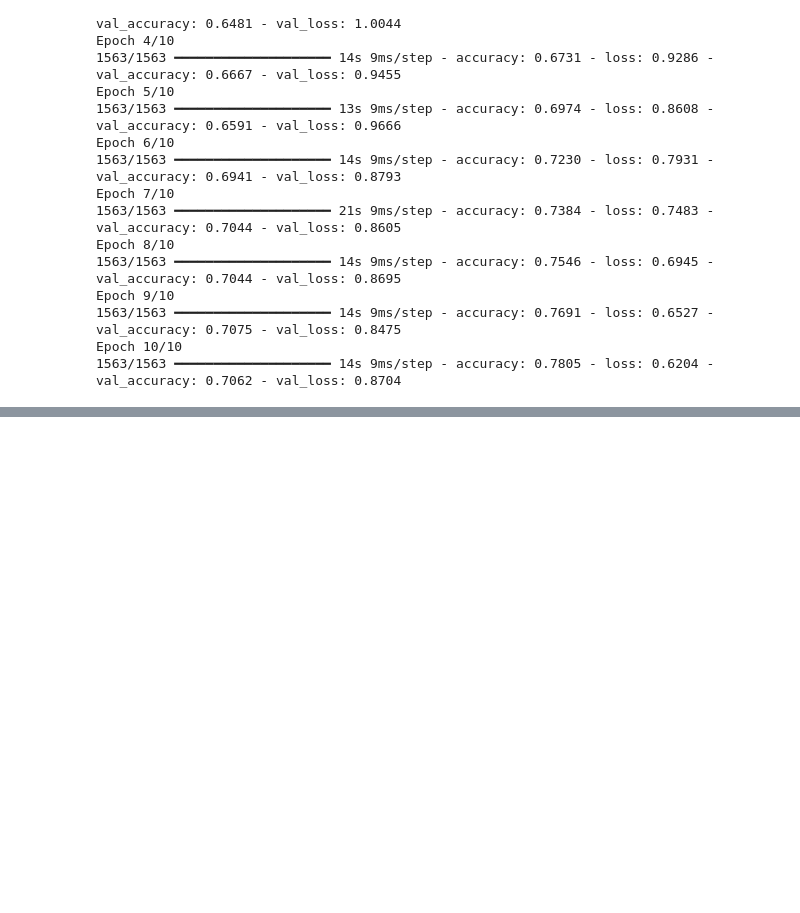
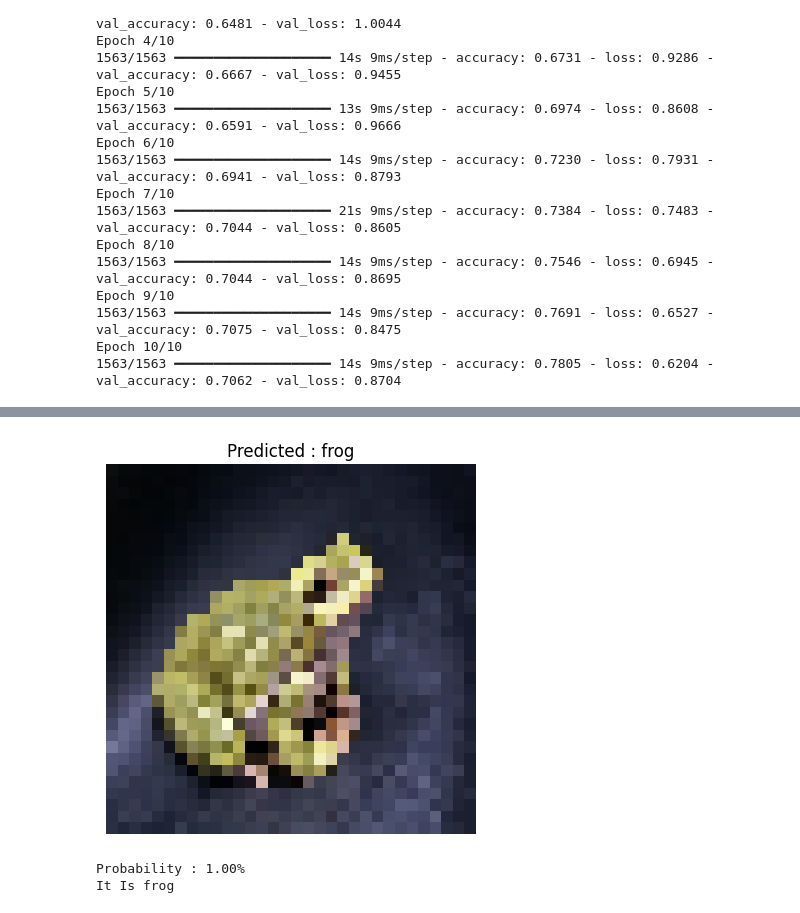
Before and after one commit to IImAriyan/Visual-AI-Projects, a Jupyter notebook: CNN_Project/main.ipynb, the cells around one changed output, grey strips where cells are left out. Saved outputs shown, nothing was run; the diff lists cells and outputs as text; code cells hidden in the pictures; blank space fills up the shorter version.

```diff
--- a/CNN_Project/main.ipynb
+++ b/CNN_Project/main.ipynb
@@ -127,0 +142,3 @@ It Is truck
+# %%
+show_prediction('test/test4.jpg')
+# %% [output]
@@ -127,0 +146,3 @@ It Is truck
+[figure, added]
+Probability : 1.00%
+It Is frog
```
Also changed, not shown: parts of 9 cells of this notebook, 6 other files.
